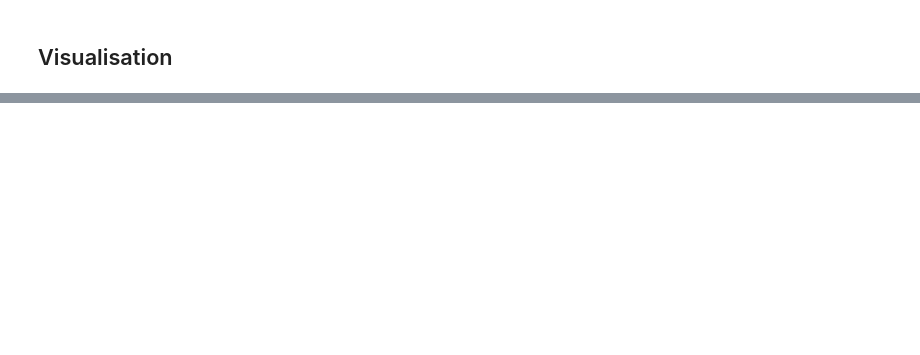
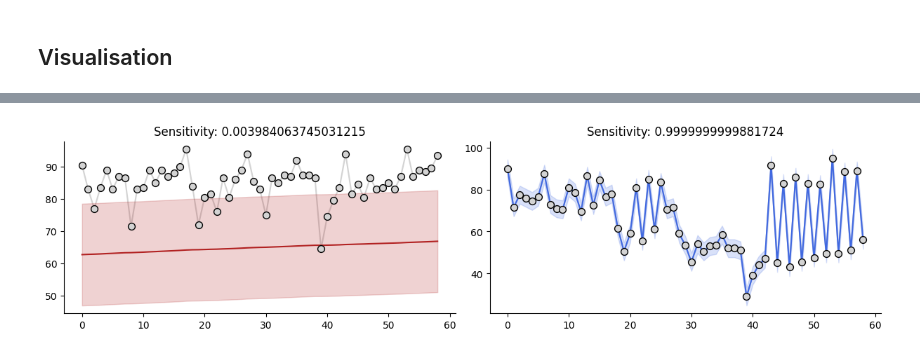
Before and after one commit to LegrandNico/ComputationalCardioception, a Jupyter notebook: code/notebooks/2-Intero_Extero.ipynb, the cells around one changed output, grey strips where cells are left out. Cells and saved outputs as stored; diff of their text form; code cells hidden in the pictures; blank space fills up the shorter version.

```diff
--- a/code/notebooks/2-Intero_Extero.ipynb
+++ b/code/notebooks/2-Intero_Extero.ipynb
@@ -103,0 +155,94 @@ sns.despine()
+# %%
+extero_network = (
+    Network(update_type="unbounded")
+    .add_nodes(
+        precision=exteroceptive_precision, expected_precision=exteroceptive_precision
+    )
+    .add_nodes(
+        value_children=0,
+        mean=exteroceptive_mean,
+        tonic_volatility=exteroceptive_tonic_volatility,
+    )
+).input_data(input_data=intero_tone_2)
+# %%
+_, axs = plt.subplots(figsize=(12, 3), ncols=2)
+
+# Intero -------------------------
+axs[0].scatter(
+    np.arange(0, len(heart_rate)),
+    heart_rate,
+    s=50,
+    color="lightgrey",
+    edgecolors="k",
+)
+axs[0].plot(
+    np.arange(0, len(heart_rate)),
+    heart_rate,
+    color="lightgrey",
+    zorder=-1,
+)
+
+axs[0].plot(
+    np.arange(0, len(heart_rate)),
+    intero_network.node_trajectories[1]["mean"],
+    color="firebricK",
+    zorder=-1,
+)
+std = np.sqrt(1 / intero_network.node_trajectories[0]["precision"])
+axs[0].fill_between(
+    x=np.arange(0, len(heart_rate)),
+    y2=intero_network.node_trajectories[1]["mean"] + std,
+    y1=intero_network.node_trajectories[1]["mean"] - std,
+    color="firebricK",
+    zorder=-1,
+    alpha=0.2,
+)
+
+sensitivity = intero_network.node_trajectories[0]["precision"][0] / (
+    intero_network.node_trajectories[0]["precision"][0]
+    + intero_network.node_trajectories[1]["expected_precision"][0]
+)
+
+axs[0].set(title=f"Sensitivity: {sensitivity}")
+
+# Extero -------------------------
+axs[1].scatter(
+    np.arange(0, len(intero_tone_2)),
+    intero_tone_2,
+    s=50,
+    color="lightgrey",
+    edgecolors="k",
+)
+axs[1].plot(
+    np.arange(0, len(intero_tone_2)),
+    intero_tone_2,
+    color="lightgrey",
+    zorder=-1,
+)
+
+axs[1].plot(
+    np.arange(0, len(intero_tone_2)),
+    extero_network.node_trajectories[1]["mean"],
+    color="royalblue",
+    zorder=-1,
+)
+std = np.sqrt(1 / extero_network.node_trajectories[0]["precision"])
+axs[1].fill_between(
+    x=np.arange(0, len(heart_rate)),
+    y2=extero_network.node_trajectories[1]["mean"] + std,
+    y1=extero_network.node_trajectories[1]["mean"] - std,
+    color="royalblue",
+    zorder=-1,
+    alpha=0.2,
+)
+
+sensitivity = extero_network.node_trajectories[0]["precision"][0] / (
+    extero_network.node_trajectories[0]["precision"][0]
+    + extero_network.node_trajectories[1]["expected_precision"][0]
+)
+
+axs[1].set(title=f"Sensitivity: {sensitivity}")
+
+sns.despine()
+# %% [output]
+[figure, added]
```
Also changed, not shown: parts of 11 cells of this notebook, 8 other files.
